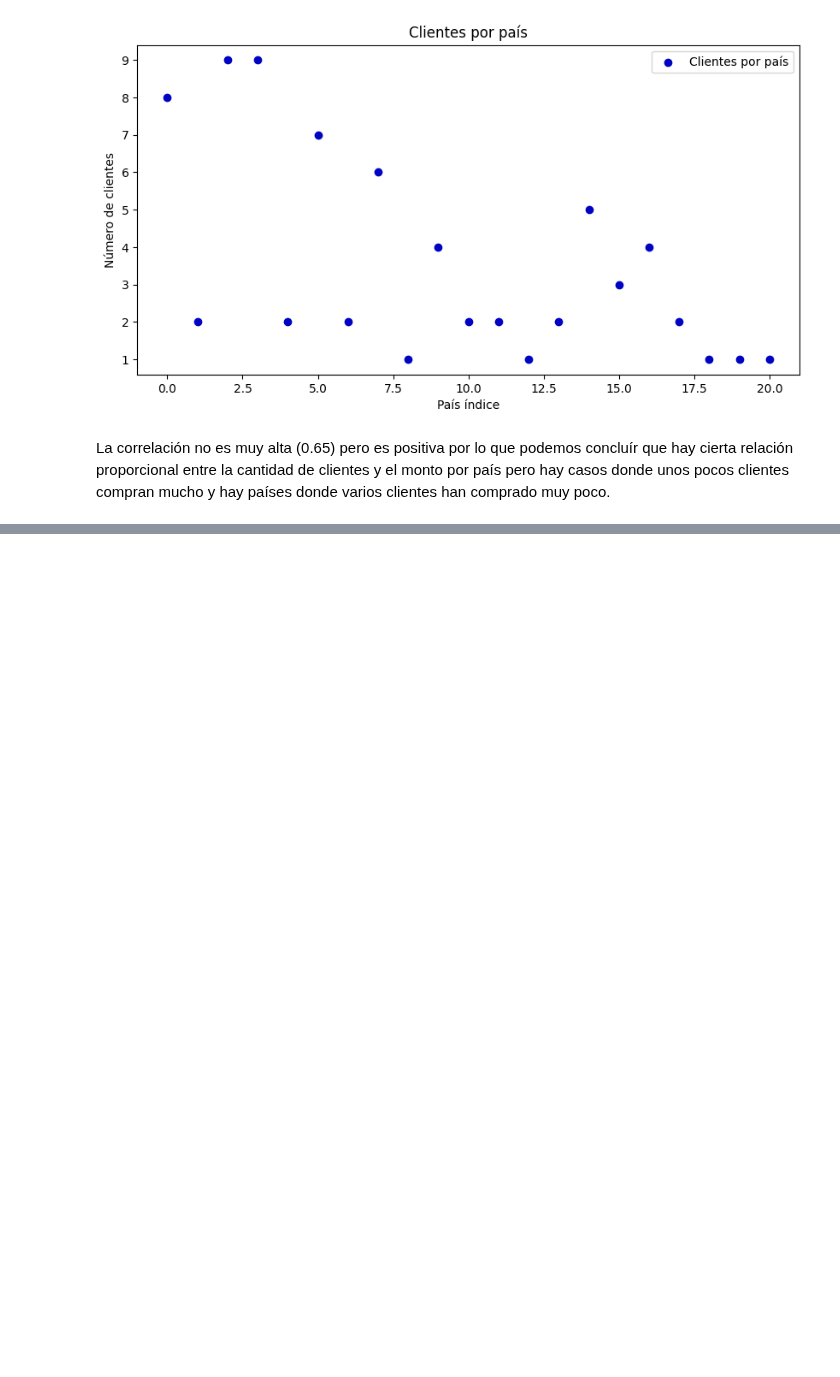
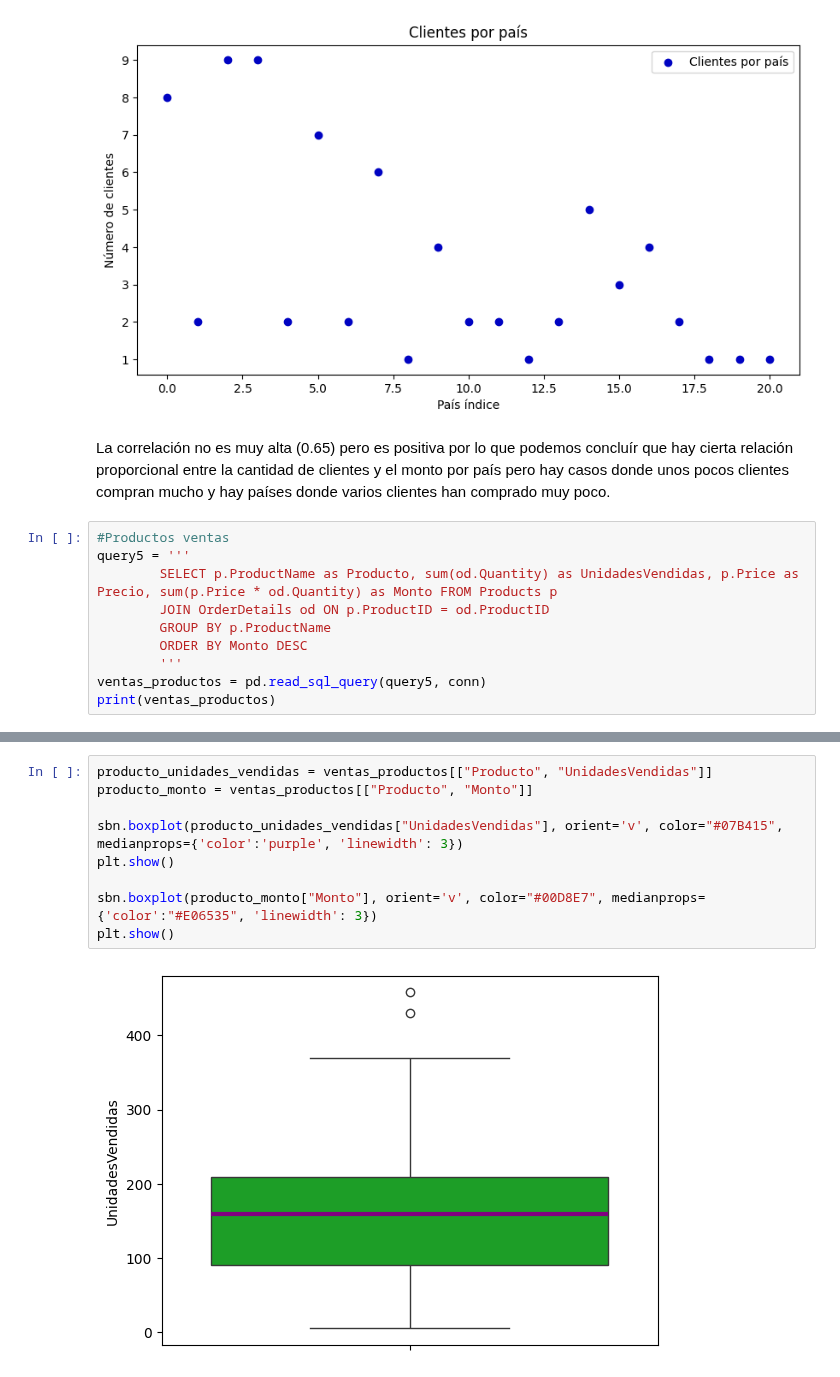
Before and after one commit to arieldatascientist/Northwind_end-to-end-ventas-forecasting-and-segmentation, a Jupyter notebook: notebooks/EDA_Northwind.ipynb, the cells around one changed output, grey strips where cells are left out. Saved outputs shown, nothing was run; the diff lists cells and outputs as text; blank space fills up the shorter version.

Commit message:
Se agregó información sobre las ventas en productos

```diff
--- a/notebooks/EDA_Northwind.ipynb
+++ b/notebooks/EDA_Northwind.ipynb
@@ -514,3 +514,13 @@ Correlación monto/clientes:  0.6504199681127418
 [figure]
 # %% [markdown]
 La correlación no es muy alta (0.65) pero es positiva por lo que podemos concluír que hay cierta relación proporcional entre la cantidad de clientes y el monto por país pero hay casos donde unos pocos clientes compran mucho y hay países donde varios clientes han comprado muy poco.
+# %%
+#Productos ventas
+query5 = '''
+        SELECT p.ProductName as Producto, sum(od.Quantity) as UnidadesVendidas, p.Price as Precio, sum(p.Price * od.Quantity) as Monto FROM Products p
+        JOIN OrderDetails od ON p.ProductID = od.ProductID
+        GROUP BY p.ProductName
+        ORDER BY Monto DESC
+        '''
+ventas_productos = pd.read_sql_query(query5, conn)
+print(ventas_productos)
@@ -516,0 +591,11 @@ La correlación no es muy alta (0.65) pero es positiva por lo que podemos conclu
+# %%
+producto_unidades_vendidas = ventas_productos[["Producto", "UnidadesVendidas"]]
+producto_monto = ventas_productos[["Producto", "Monto"]]
+
+sbn.boxplot(producto_unidades_vendidas["UnidadesVendidas"], orient='v', color="#07B415", medianprops={'color':'purple', 'linewidth': 3})
+plt.show()
+
+sbn.boxplot(producto_monto["Monto"], orient='v', color="#00D8E7", medianprops={'color':"#E06535", 'linewidth': 3})
+plt.show()
+# %% [output]
+[figure, added]
```
Also changed, not shown: parts of 11 cells of this notebook.
